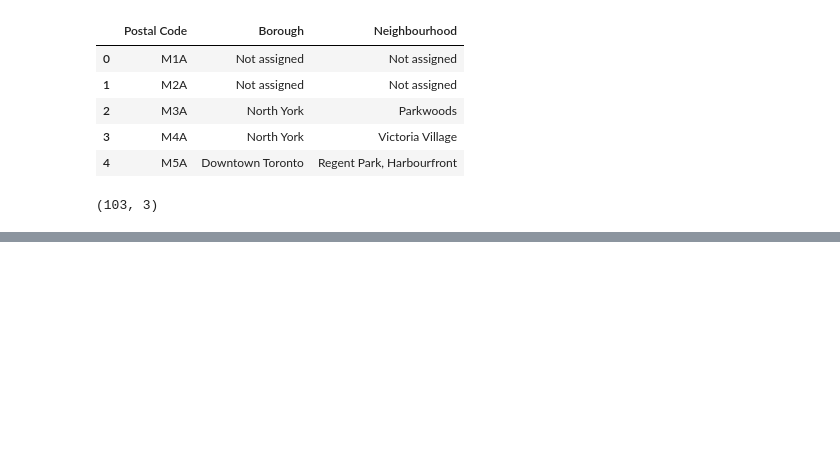
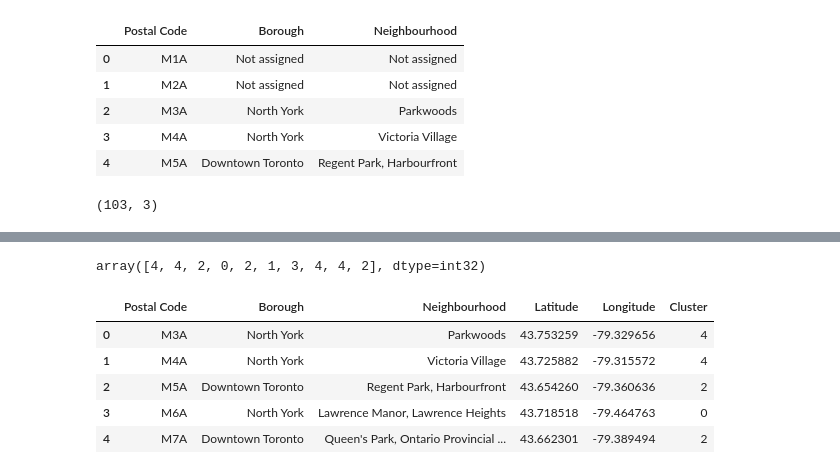
Before and after one commit to ruamaz/coursera_project, a Jupyter notebook: data_extract_from_wiki_v1.ipynb, the cells around one changed output, grey strips where cells are left out. Saved outputs shown, nothing was run; the diff lists cells and outputs as text; code cells hidden in the pictures; blank space fills up the shorter version.

```diff
--- a/data_extract_from_wiki_v1.ipynb
+++ b/data_extract_from_wiki_v1.ipynb
@@ -17,3 +22,6 @@ df= data_frame[data_frame['Borough'] != 'Not assigned' ]
 df.shape
 # %% [output]
 (103, 3)
+# %%
+df_lat = pd.read_csv('http://cocl.us/Geospatial_data')
+df_lat.head()
@@ -19,0 +35,2 @@ df.shape
+# %%
+df_combined=pd.merge(df, df_lat, on='Postal Code')
@@ -19,0 +63,28 @@ df.shape
+# %%
+# set number of clusters
+kclusters = 5
+
+post_code_clustering = df_combined[['Latitude','Longitude']]
+
+# run k-means clustering
+kmeans = KMeans(n_clusters=kclusters, random_state=0).fit(post_code_clustering)
+
+# check cluster labels generated for each row in the dataframe
+kmeans.labels_[0:10]
+# %% [output]
+array([4, 4, 2, 0, 2, 1, 3, 4, 4, 2], dtype=int32)
+# %%
+# add clustering labels
+df_clusters=pd.DataFrame({'Cluster':kmeans.labels_ })
+
+df_merged = df_combined
+df_merged = df_merged.join(df_clusters)
+
+df_merged.head() # check the last columns!
+# %% [output]
+|  | Postal Code | Borough | Neighbourhood | Latitude | Longitude | Cluster |
+| 0 | M3A | North York | Parkwoods | 43.753259 | -79.329656 | 4 |
+| 1 | M4A | North York | Victoria Village | 43.725882 | -79.315572 | 4 |
+| 2 | M5A | Downtown Toronto | Regent Park, Harbourfront | 43.654260 | -79.360636 | 2 |
+| 3 | M6A | North York | Lawrence Manor, Lawrence Heights | 43.718518 | -79.464763 | 0 |
+| 4 | M7A | Downtown Toronto | Queen's Park, Ontario Provincial ... | 43.662301 | -79.389494 | 2 |
```
Also changed, not shown: parts of 8 cells of this notebook.
